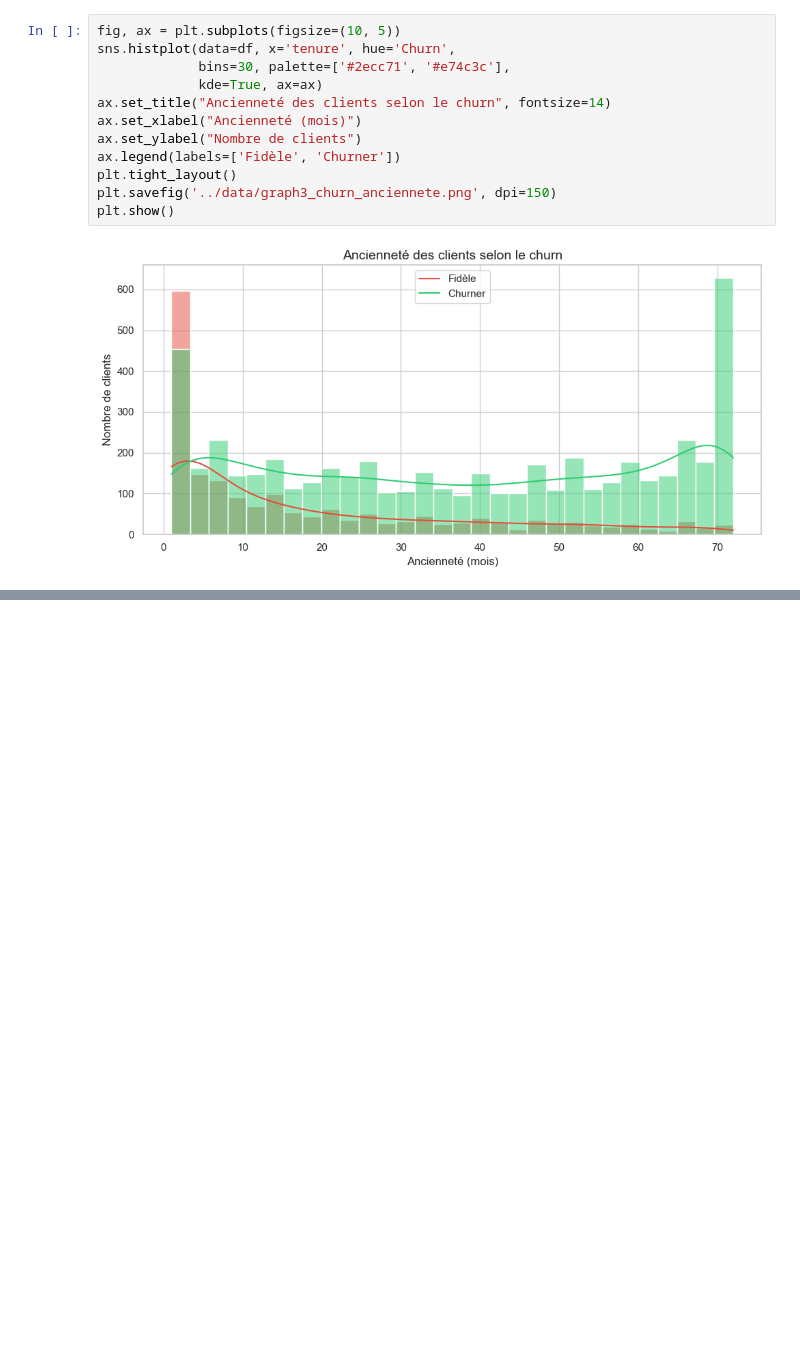
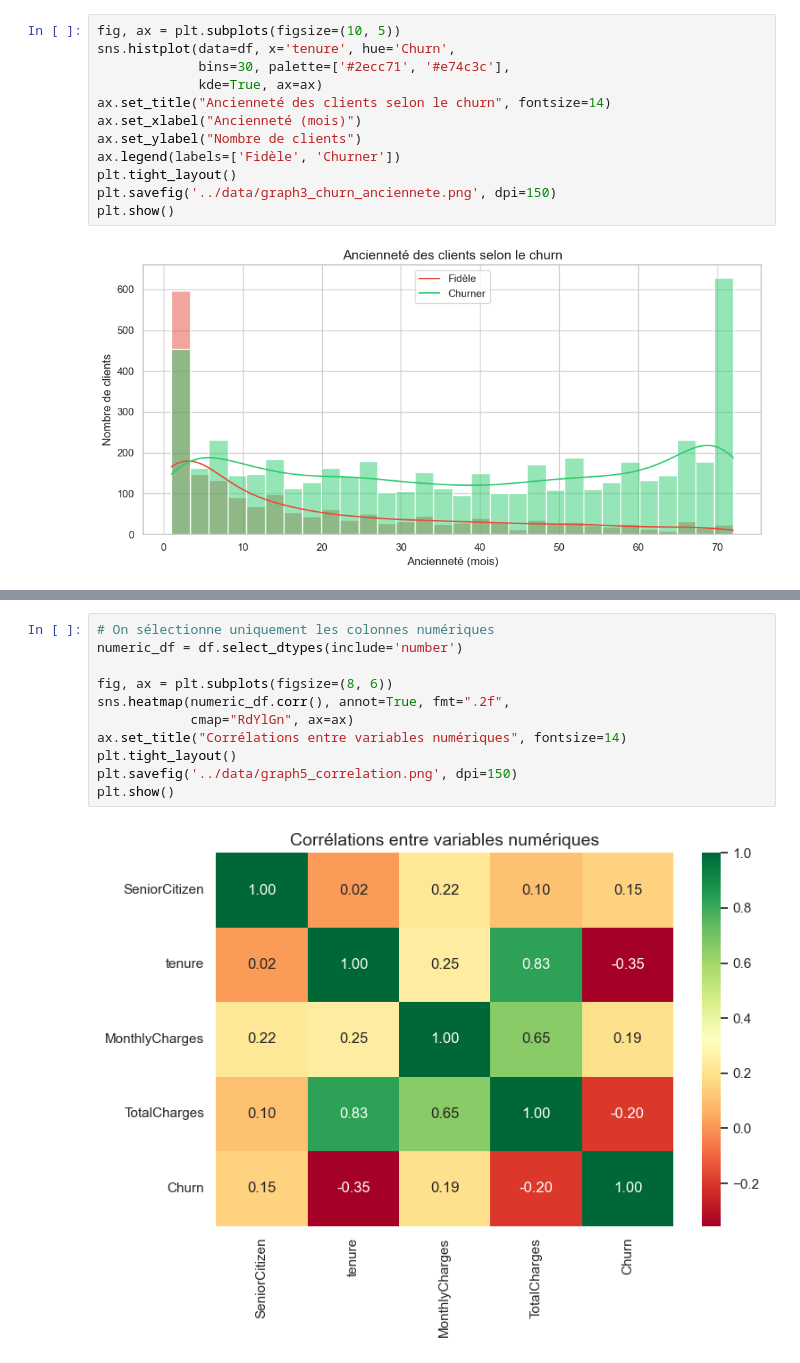
Before and after one commit to Oumarjalloh/projet-churn-Data-Analyst-, a Jupyter notebook: notebooks/02_exploration.ipynb, the cells around one changed output, grey strips where cells are left out. Saved outputs shown, nothing was run; the diff lists cells and outputs as text; blank space fills up the shorter version.

```diff
--- a/notebooks/02_exploration.ipynb
+++ b/notebooks/02_exploration.ipynb
@@ -69 +66,14 @@ Passing `palette` without assigning `hue` is deprecated and will be removed in v
 [figure]
+# %%
+# On sélectionne uniquement les colonnes numériques
+numeric_df = df.select_dtypes(include='number')
+
+fig, ax = plt.subplots(figsize=(8, 6))
+sns.heatmap(numeric_df.corr(), annot=True, fmt=".2f",
+            cmap="RdYlGn", ax=ax)
+ax.set_title("Corrélations entre variables numériques", fontsize=14)
+plt.tight_layout()
+plt.savefig('../data/graph5_correlation.png', dpi=150)
+plt.show()
+# %% [output]
+[figure, added]
```
Also changed, not shown: parts of 2 cells of this notebook, 4 other files.
